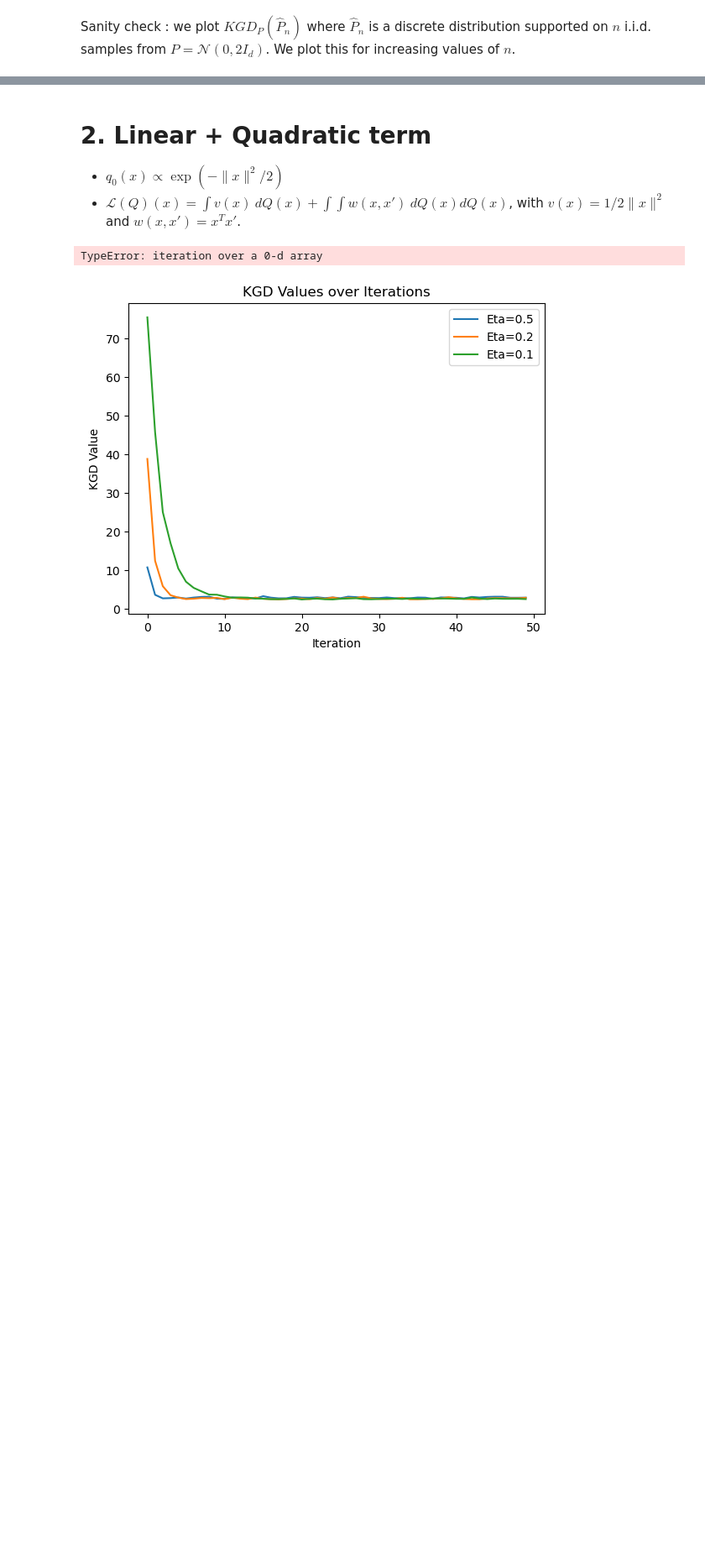
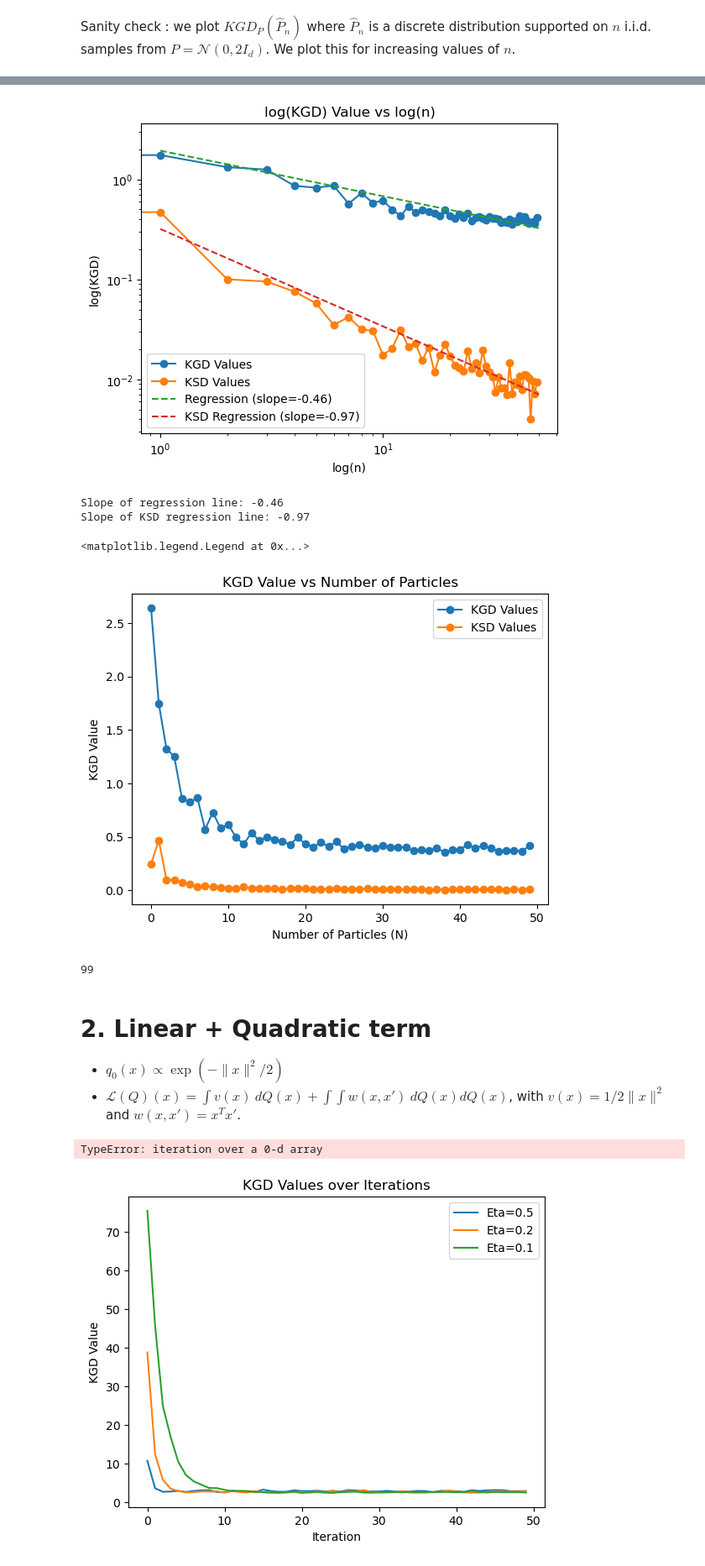
Before and after one commit to clementinechazal/KGD, a Jupyter notebook: jax_mfld.ipynb, the cells around one changed output, grey strips where cells are left out. Shown: that part at 84% size. Saved outputs shown, nothing was run; the diff lists cells and outputs as text; code cells hidden in the pictures; blank space fills up the shorter version.

```diff
--- a/jax_mfld.ipynb
+++ b/jax_mfld.ipynb
@@ -265,3 +260,75 @@ Slope of regression line: -0.15
+# %%
+def dlogp(x):
+    return -x/2
+
+stein_kernel = ker.SteinKernel(dlogp, k)
+KSD = ker.KernelSteinDiscrepancy(stein_kernel)
+
+N_max = 50
+KGD_N = []
+KSD_N = []
+m = 3
+for n in range(1,N_max+1):
+    kgd_n = 0
+    ksd_n = 0
+    for i in range(m):
+        kgd_n += 1/m * KGD.evaluate(jnp.sqrt(2) * np.random.randn(n, 2))
+        ksd_n =+ 1/m * KSD.evaluate(jnp.sqrt(2) * np.random.randn(n, 2))
+    KSD_N.append(ksd_n)
+    KGD_N.append(kgd_n)
+KGD_N = jnp.asarray(KGD_N)**2
+KSD_N = jnp.asarray(KSD_N)**2
+
+
+
+
+# Log-log transformation
+log_N = jnp.log(jnp.arange(1, N_max + 1))  # Log of particle numbers
+log_KGD_N = jnp.log(KGD_N)  # Log of KGD values
+log_KSD_N = jnp.log(KSD_N)  # Log of KSD values
+# Linear regression in log-log space
+A = jnp.vstack([log_N, jnp.ones_like(log_N)]).T  # Design matrix
+coef, intercept = jnp.linalg.lstsq(A, log_KGD_N, rcond=None)[0]  # Solve Ax = b
+coef_ksd, intercept_ksd = jnp.linalg.lstsq(A, log_KSD_N, rcond=None)[0]  # Solve Ax = b for KSD
+
+# Plotting
+plt.plot(KGD_N, marker='o', label='KGD Values')
+plt.plot(KSD_N, marker='o', label='KSD Values')
+plt.xscale('log')
+plt.yscale('log')
+plt.xlabel('log(n)')
+plt.ylabel('log(KGD)')
+plt.title('log(KGD) Value vs log(n)')
+plt.legend()
+
+# Display regression line
+plt.plot(jnp.exp(log_N), jnp.exp(coef * log_N + intercept), label=f'Regression (slope={coef:.2f})', linestyle='--')
+plt.plot(jnp.exp(log_N), jnp.exp(coef_ksd * log_N + intercept_ksd), label=f'KSD Regression (slope={coef_ksd:.2f})', linestyle='--')
+plt.legend()
+plt.show()
+
+print(f"Slope of regression line: {coef:.2f}")
+print(f"Slope of KSD regression line: {coef_ksd:.2f}")
+
+
+plt.figure()
+# Plotting
+plt.plot(KGD_N, marker='o', label='KGD Values')
+plt.plot(KSD_N, marker='o', label='KSD Values')
+plt.xlabel('Number of Particles (N)')
+plt.ylabel('KGD Value')
+plt.title('KGD Value vs Number of Particles')
+plt.legend()
+# %% [output]
+[figure, added]
+Slope of regression line: -0.46
+Slope of KSD regression line: -0.97
+<matplotlib.legend.Legend at 0x...>
+[figure, added]
+# %%
+k
+# %% [output]
+99
 # %% [markdown]
 # 2. Linear + Quadratic term
 
```
Also changed, not shown: parts of 6 cells of this notebook.
